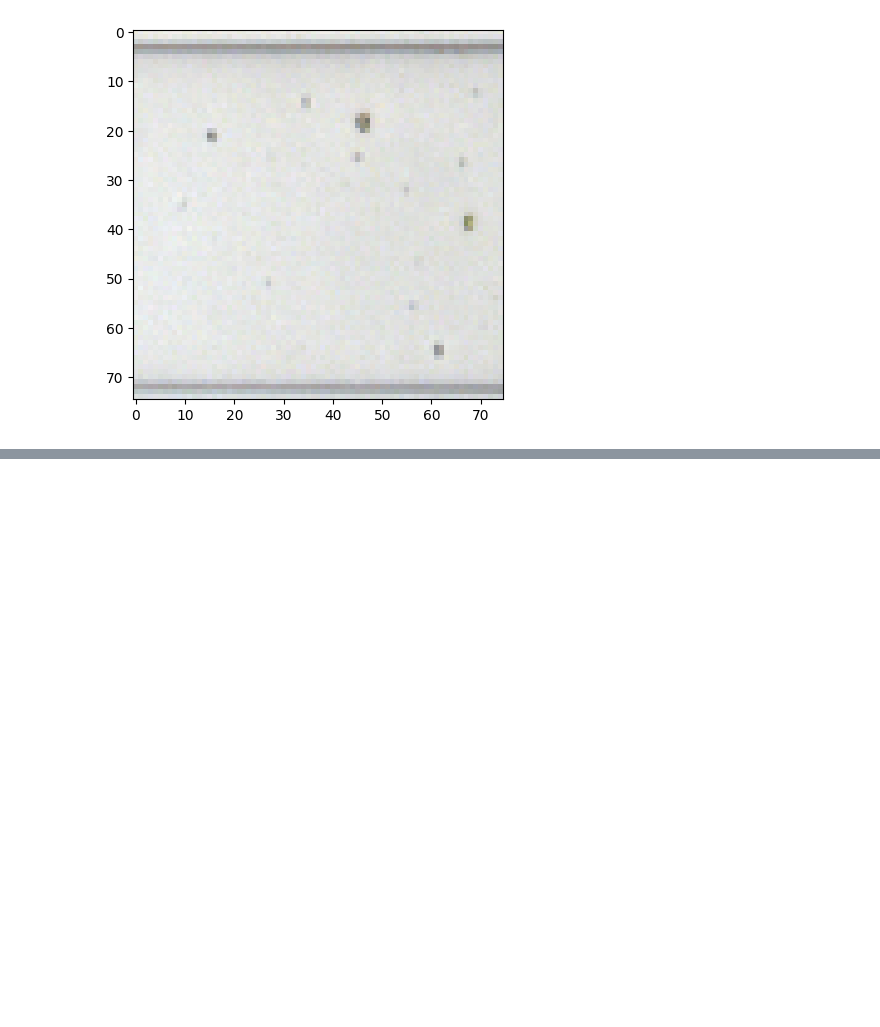
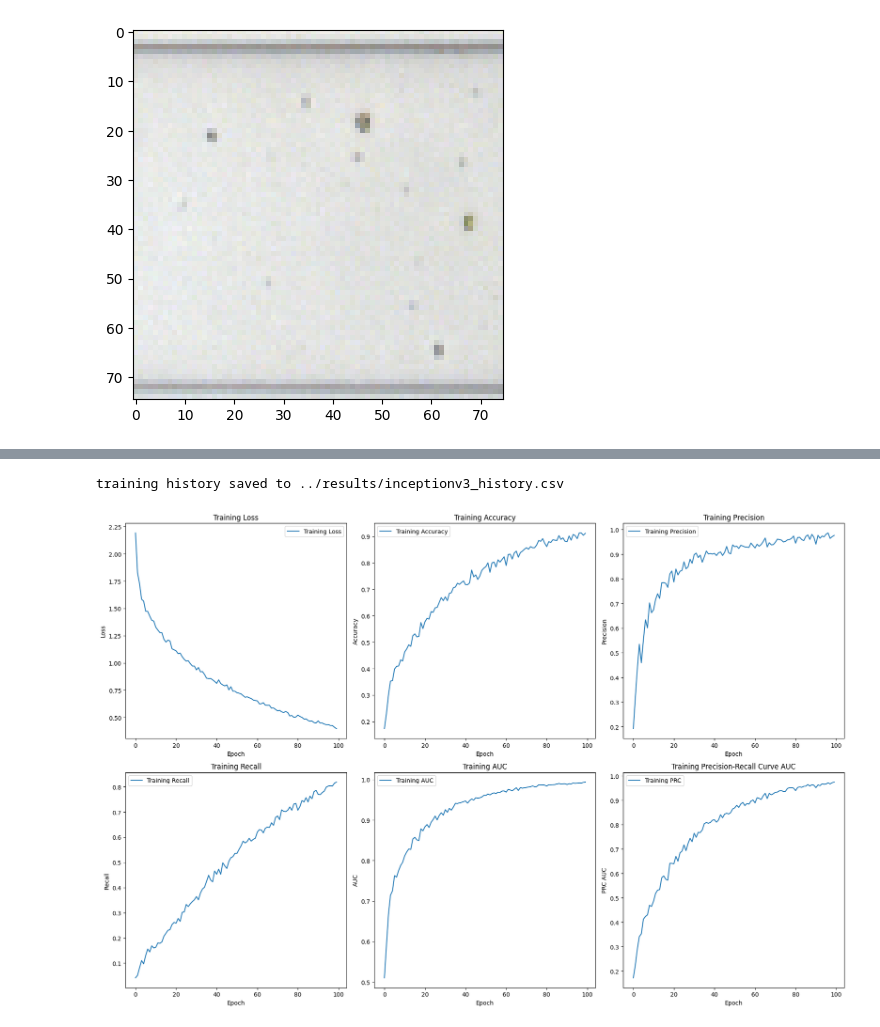
Before and after one commit to phiineas/algaenet, a Jupyter notebook: cnn_model/model_2.ipynb, the cells around one changed output, grey strips where cells are left out. Drawn from its saved outputs; the diff is of its cells as text; code cells hidden in the pictures; blank space fills up the shorter version.

```diff
--- a/cnn_model/model_2.ipynb
+++ b/cnn_model/model_2.ipynb
@@ -173,0 +186,60 @@ Epoch 6/100
+# %%
+history_df = pd.DataFrame(InceptionV3_history.history)
+history_csv_path = '../results/inceptionv3_history.csv'
+history_df.to_csv(history_csv_path, index=False)
+print(f"training history saved to {history_csv_path}")
+# %% [output]
+training history saved to ../results/inceptionv3_history.csv
+# %%
+history_csv_path = '../results/inceptionv3_history.csv'
+
+history_df_loaded = pd.read_csv(history_csv_path)
+
+plt.figure(figsize=(18, 12))
+
+plt.subplot(2, 3, 1)
+plt.plot(history_df_loaded['loss'], label='Training Loss')
+plt.title('Training Loss')
+plt.xlabel('Epoch')
+plt.ylabel('Loss')
+plt.legend()
+
+plt.subplot(2, 3, 2)
+plt.plot(history_df_loaded['accuracy'], label='Training Accuracy')
+plt.title('Training Accuracy')
+plt.xlabel('Epoch')
+plt.ylabel('Accuracy')
+plt.legend()
+
+plt.subplot(2, 3, 3)
+plt.plot(history_df_loaded['precision'], label='Training Precision')
+plt.title('Training Precision')
+plt.xlabel('Epoch')
+plt.ylabel('Precision')
+plt.legend()
+
+plt.subplot(2, 3, 4)
+plt.plot(history_df_loaded['recall'], label='Training Recall')
+plt.title('Training Recall')
+plt.xlabel('Epoch')
+plt.ylabel('Recall')
+plt.legend()
+
+plt.subplot(2, 3, 5)
+plt.plot(history_df_loaded['auc'], label='Training AUC')
+plt.title('Training AUC')
+plt.xlabel('Epoch')
+plt.ylabel('AUC')
+plt.legend()
+
+plt.subplot(2, 3, 6)
+plt.plot(history_df_loaded['prc'], label='Training PRC')
+plt.title('Training Precision-Recall Curve AUC')
+plt.xlabel('Epoch')
+plt.ylabel('PRC AUC')
+plt.legend()
+
+plt.tight_layout()
+plt.show()
+# %% [output]
+[figure, added]
```
Also changed, not shown: parts of 7 cells of this notebook, 1 other file.
